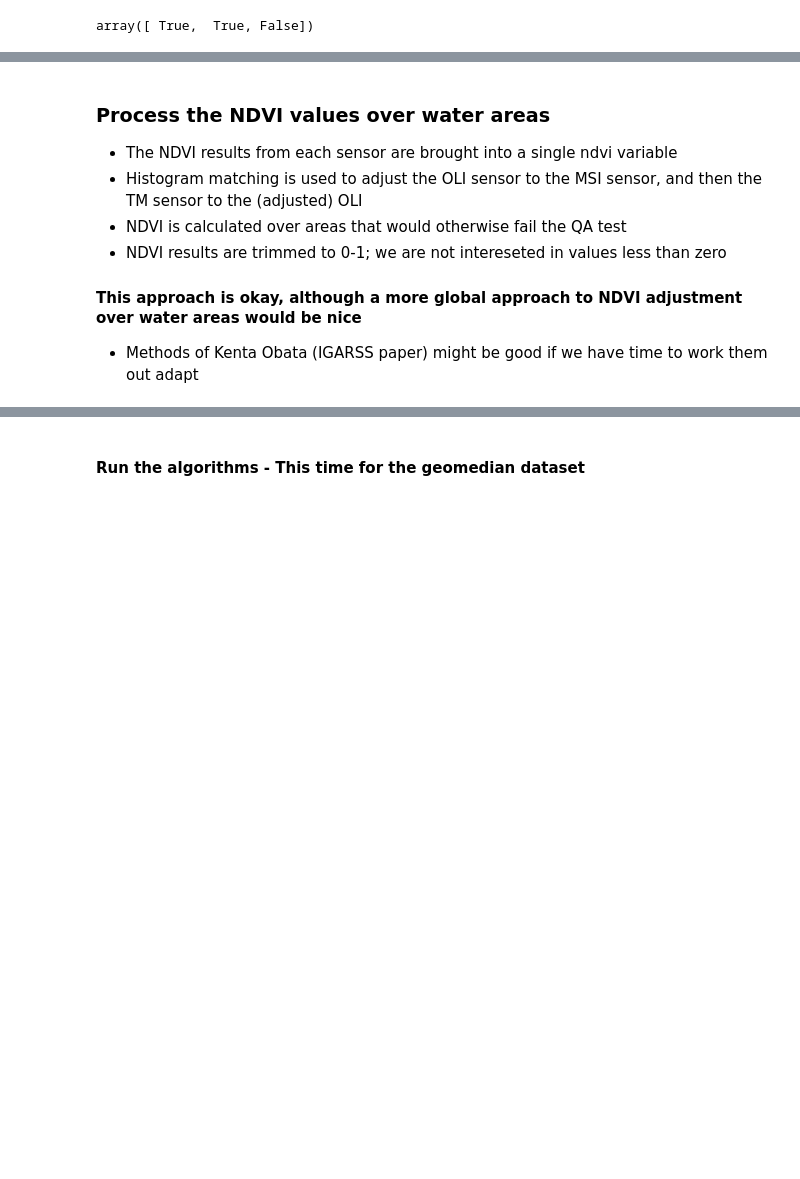
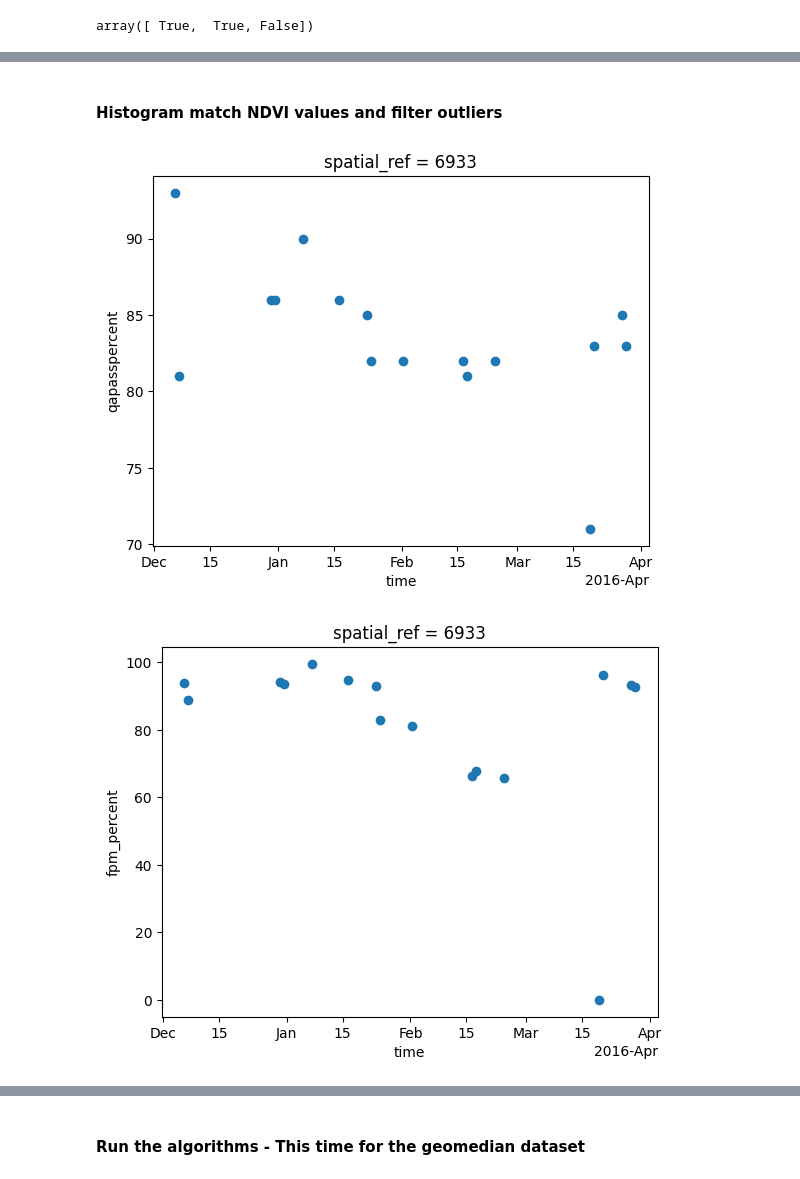
Before and after one commit to vikineema/deafrica_water_quality, a Jupyter notebook: WP2.1/exploring.ipynb, the cells around one changed output, grey strips where cells are left out. Drawn from its saved outputs; the diff is of its cells as text; code cells hidden in the pictures; blank space fills up the shorter version.

```diff
--- a/WP2.1/exploring.ipynb
+++ b/WP2.1/exploring.ipynb
@@ -223,8 +230,0 @@ ds.qa_score.quantile(0.8,dim=('x','y')).plot(linestyle  = '',marker='o')
-# %% [markdown]
-### Process the NDVI values over water areas
-- The NDVI results from each sensor are brought into a single ndvi variable
-- Histogram matching is used to adjust the OLI sensor to the MSI sensor, and then the TM sensor to the (adjusted) OLI
-- NDVI is calculated over areas that would otherwise fail the QA test
-- NDVI results are trimmed to 0-1; we are not intereseted in values less than zero
-#### This approach is okay, although a more global approach to NDVI adjustment over water areas would be nice
-- Methods of Kenta Obata (IGARSS paper) might be good if we have time to work them out adapt
@@ -265,3 +233,5 @@ ds['ndvi_total_count'] = ds.qa_score.where(np.logical_or(ds['qa_score']>0,~np.is
+# %% [markdown]
+#### Histogram match NDVI values and filter outliers
 # %%
 # --- a function to match histograms --- 'cpf' = cumulative probability function
 #     this seems to work well;
@@ -322 +288,18 @@ ds['fpm_percent'] = 100 * ds.ndvi.where(ds.ndvi > fpm_threshold,np.nan).count(di
+# %%
+
+# --- extract the proporion of the area with ndvi > threshold, indicative of floating photosynthetic material, fpm ---
+fpm_threshold = 0.05   # results are not very sensitive to this parameter....
+fpm_threshold = 0.1   # results are not very sensitive to this parameter....
+
+ds['fpm_percent'] = 100 * ds.ndvi.where(ds.ndvi > fpm_threshold,np.nan).count(dim=('x','y')) / ds.ndvi_total_count
+# done
+# %%
+ds.where(ds.qapasspercent>60).qapasspercent.plot(linestyle='',marker='o')
+plt.show()
+ds.where(ds.qapasspercent>60).fpm_percent.plot(linestyle='',marker='o')
+plt.show()
+#ds.time.values
+# %% [output]
+[figure, added]
+[figure, added]
 # %%
```
Also changed, not shown: parts of 23 cells of this notebook.
